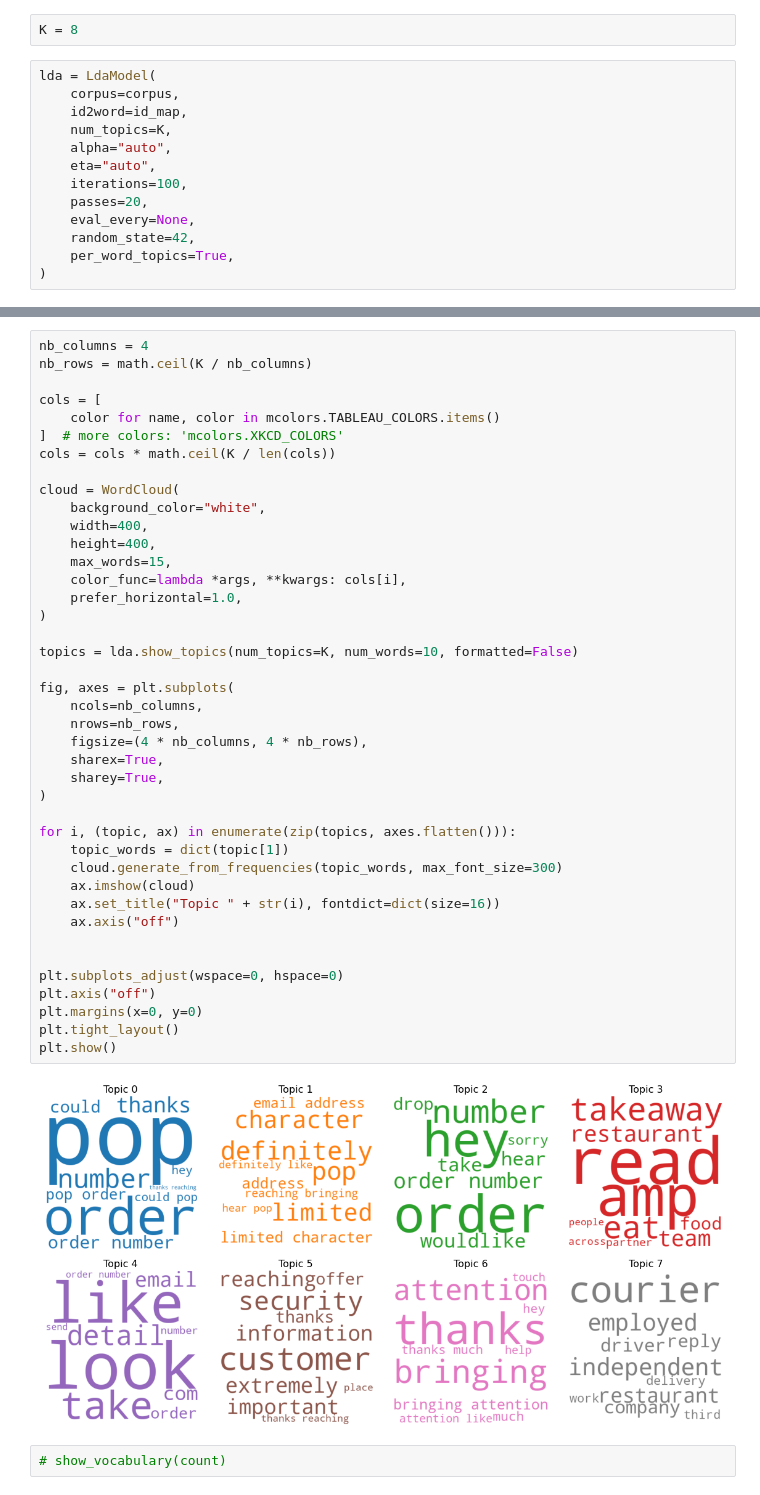
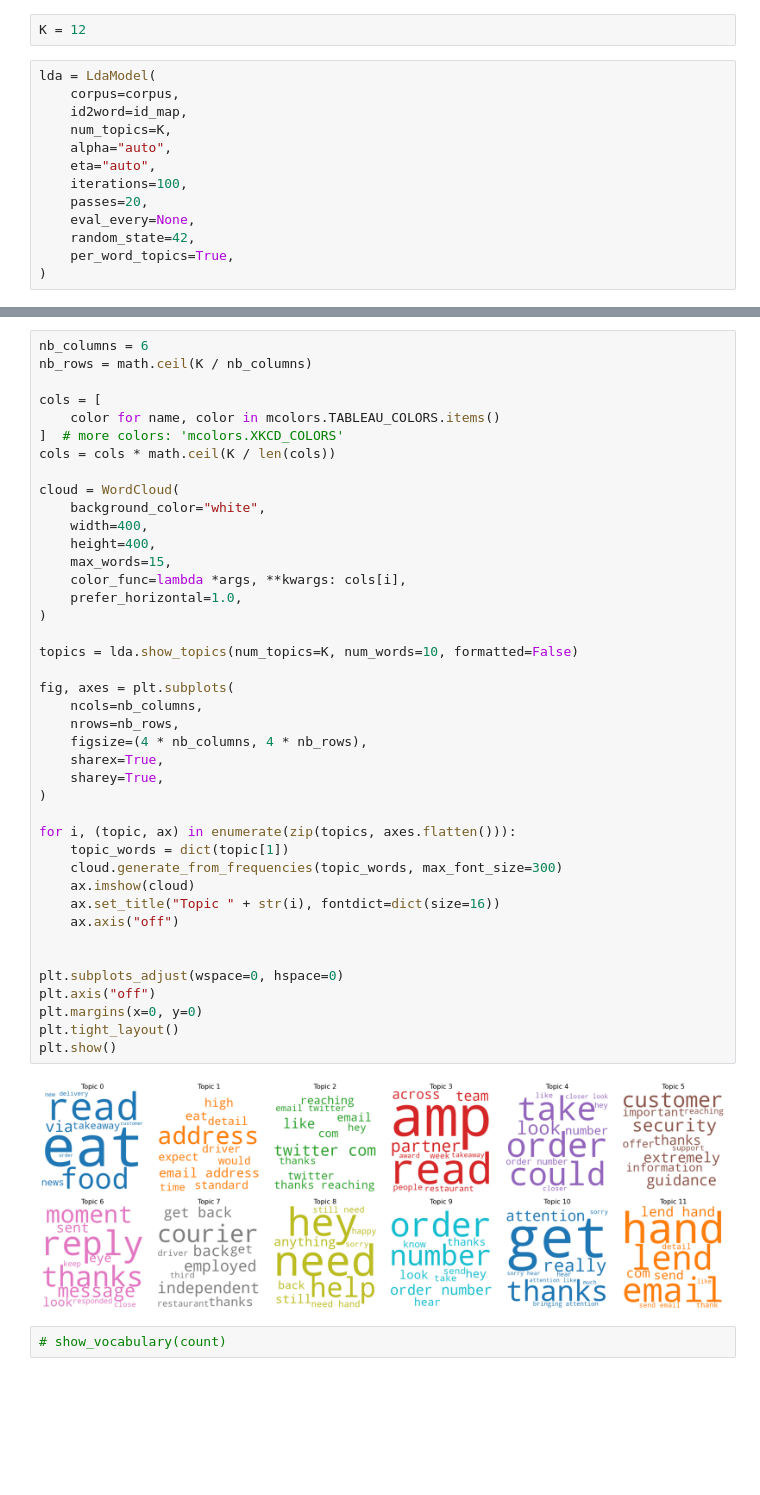
Before and after one commit to AngeloBarisano/Supply_Chain, a Jupyter notebook: Notebooks/workfile_assignment2.ipynb, the cells around one changed output, grey strips where cells are left out. Saved outputs shown, nothing was run; the diff lists cells and outputs as text; blank space fills up the shorter version.

```diff
--- a/Notebooks/workfile_assignment2.ipynb
+++ b/Notebooks/workfile_assignment2.ipynb
@@ -278,7 +278,7 @@ results
 corpus = gensim.matutils.Sparse2Corpus(matrix, documents_columns=False)
 id_map = dict((v, k) for k, v in count.vocabulary_.items())
 # %%
-K = 8
+K = 12
 # %%
 lda = LdaModel(
     corpus=corpus,
@@ -314,5 +315,5 @@ lda.print_topics()
 # %%
-nb_columns = 4
+nb_columns = 6
 nb_rows = math.ceil(K / nb_columns)
 
 cols = [
@@ -326,34 +327,34 @@ cloud = WordCloud(
     height=400,
     max_words=15,
     color_func=lambda *args, **kwargs: cols[i],
     prefer_horizontal=1.0,
 )
 
 topics = lda.show_topics(num_topics=K, num_words=10, formatted=False)
 
 fig, axes = plt.subplots(
     ncols=nb_columns,
     nrows=nb_rows,
     figsize=(4 * nb_columns, 4 * nb_rows),
     sharex=True,
     sharey=True,
 )
 
 for i, (topic, ax) in enumerate(zip(topics, axes.flatten())):
     topic_words = dict(topic[1])
     cloud.generate_from_frequencies(topic_words, max_font_size=300)
     ax.imshow(cloud)
     ax.set_title("Topic " + str(i), fontdict=dict(size=16))
     ax.axis("off")
 
 
 plt.subplots_adjust(wspace=0, hspace=0)
 plt.axis("off")
 plt.margins(x=0, y=0)
 plt.tight_layout()
 plt.show()
 # %% [output]
-[figure, old version]
+[figure, new version]
 # %%
 # show_vocabulary(count)
 # %%
```
Also changed, not shown: parts of 8 cells of this notebook.
